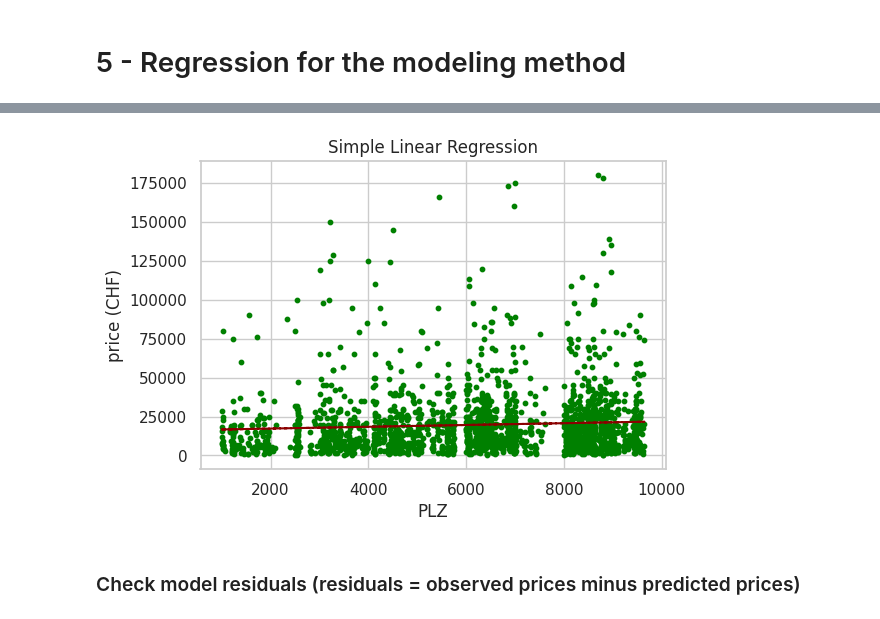
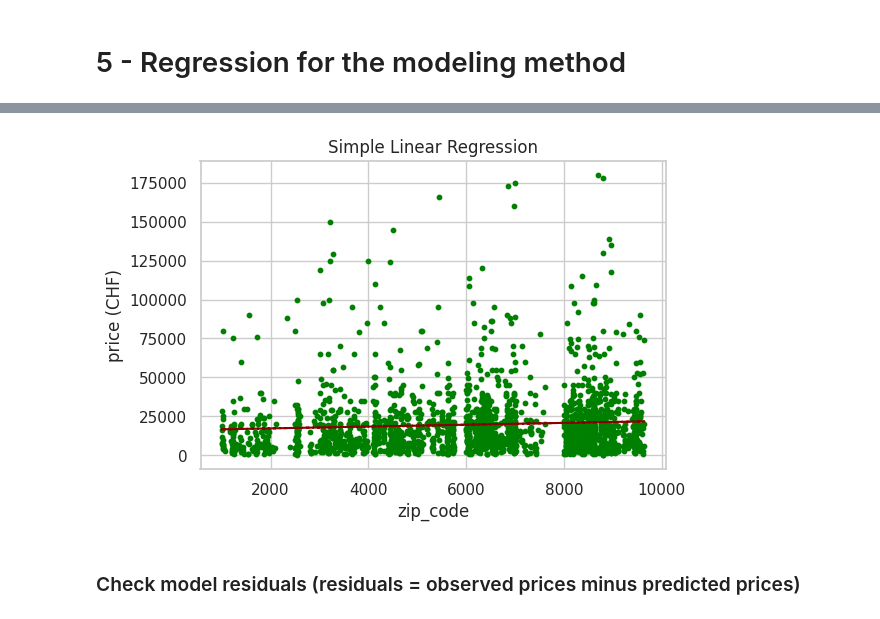
Before and after one commit to Sapdmsql/data_analytics_python_postgres, a Jupyter notebook: jupyter_postgres_db.ipynb, the cells around one changed output, grey strips where cells are left out. Drawn from its saved outputs; the diff is of its cells as text; code cells hidden in the pictures.

```diff
--- a/jupyter_postgres_db.ipynb
+++ b/jupyter_postgres_db.ipynb
@@ -337,8 +324,8 @@ df_sub = pd.read_sql_query('''SELECT
                             brand_type,
                             price,
                             canton,
-                            plz,
-                            ort,
+                            zip_code,
+                            place,
                             bfs_number,
                             pop,
                             pop_dens,
@@ -449,26 +347,11 @@ Reshaped using .melt()
 # %% [markdown]
 ### Importing the enriched oldtimer data
 # %%
-df_orig = pd.read_sql_query('''SELECT
-                            brand_type,
-                            price,
-                            canton,
-                            plz,
-                            ort,
-                            bfs_number,
-                            pop,
-                            pop_dens,
-                            frg_pct,
-                            emp,
-                            mean_taxable_income
-                            FROM car_table''',
-                            con=engine)
-
 # Remove duplicates
-df_orig = df_orig.drop_duplicates()
-df_orig.head(5)
+df_sub = df_sub.drop_duplicates()
+df_sub.head(5)
 
 # Remove missing values
-df_orig = df_orig.dropna()
-df_orig.head(5)
+df_sub = df_sub.dropna()
+df_sub.head(5)
 # %% [output]
@@ -495,7 +378,7 @@ df_orig[['price', 'pop_dens']].quantile(q=[0.05, 0.10, 0.25, 0.50, 0.75, 0.90, 0
 # %% [markdown]
 ### Filter oldtimers
 # %%
-df_filtered = df_orig.loc[df_orig['pop_dens'] <= 5000]
+df_filtered = df_sub.loc[df_sub['pop_dens'] <= 5000]
 
 df_filtered.head()
 # %% [output]
@@ -911,7 +629,7 @@ df_sub5.to_sql('car_table', engine, if_exists='replace')
 # %%
 # Create train and test samples
-X_train, X_test, y_train, y_test = train_test_split(df_sub5['plz'],
-                                                    df_sub5['price'],
+X_train, X_test, y_train, y_test = train_test_split(df_filtered['zip_code'],
+                                                    df_filtered['price'],
                                                     test_size=0.20,
                                                     random_state=42)
 # Show X_train
@@ -956,22 +674,22 @@ R-squared (coefficient of determination): 0.0043
 # %%
 # Function to calculate model predictions
 def myfunc(x):
     return slope * x + intercept
 
 # Apply myfunc() to x, i.e. make predictions
 mymodel = pd.Series(map(myfunc, X_train))
 
 # Scatterplot with regression line
 plt.figure(figsize=(6,4))
 plt.scatter(X_train, y_train, s=10, color='green')
 plt.plot(X_train, mymodel, color='darkred', linestyle='dashed')
 plt.title('Simple Linear Regression')
-plt.xlabel('PLZ')
+plt.xlabel('zip_code')
 plt.ylabel('price (CHF)')
 
 plt.show()
 # %% [output]
-[figure, old version]
+[figure, new version]
 # %% [markdown]
 ### Check model residuals (residuals = observed prices minus predicted prices)
 # %%
```
Also changed, not shown: parts of 97 cells of this notebook, 1 other file.
